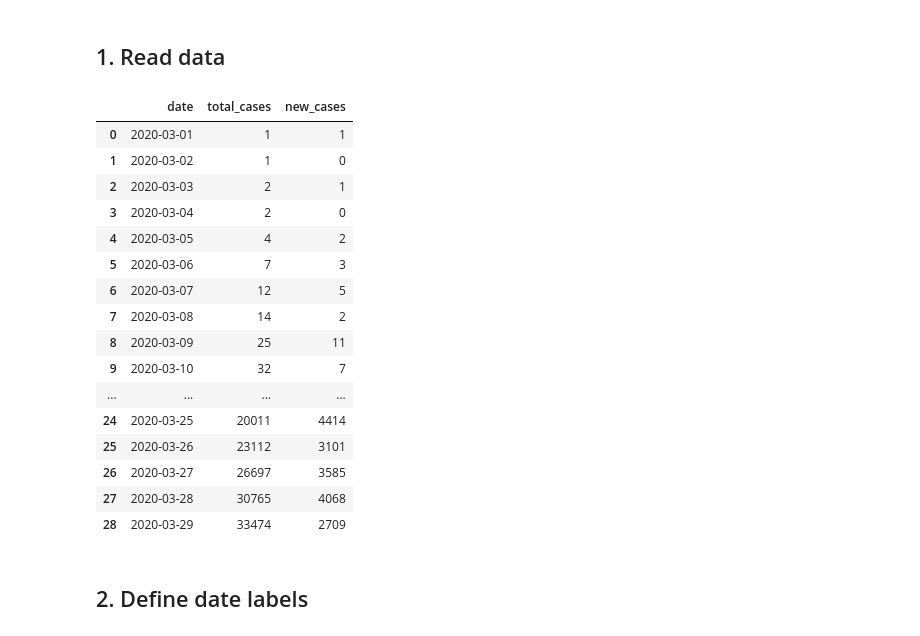
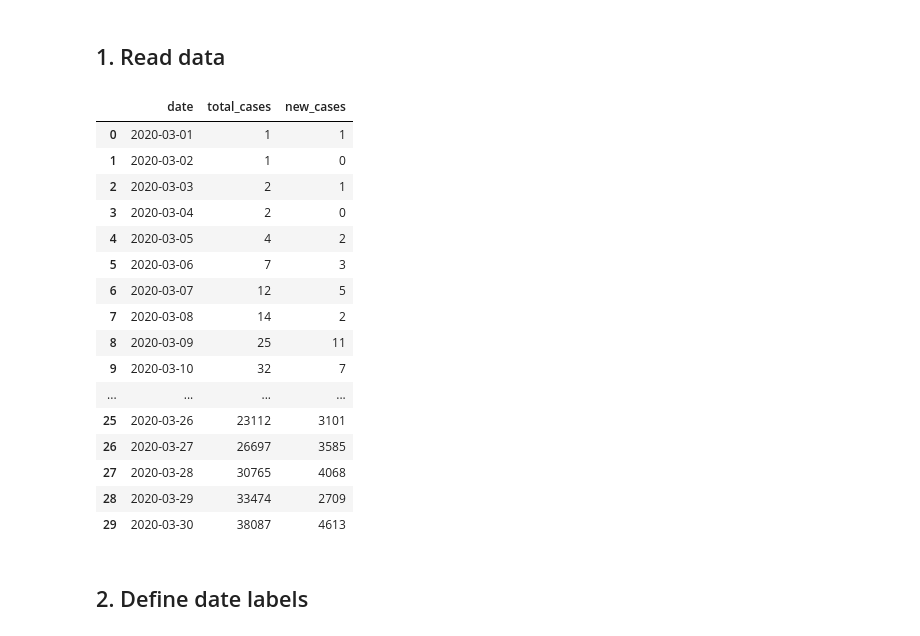
Before and after one commit to carlos-afonso/COVID-19, a Jupyter notebook: notebooks/nyc-covid-19-cases-over-time.ipynb, the cells around one changed output. Cells and saved outputs as stored; diff of their text form; code cells hidden in the pictures.

```diff
--- a/notebooks/nyc-covid-19-cases-over-time.ipynb
+++ b/notebooks/nyc-covid-19-cases-over-time.ipynb
@@ -12,31 +12,31 @@ import pandas as pd
 # %% [markdown]
 ## 1. Read data
 # %%
-update_str = 'as of March 29, 2020, 4:15 pm'
+update_str = 'as of March 30, 2020, 4:30 pm'
 source_str = 'Sources: Data: nyc.gov/coronavirus - Plot: carlos-afonso.github.io/COVID-19'
 
 data_file = '../data/nyc-health-daily-updates/cases/nyc-covid-19-cases-over-time.csv'
 
 df = pd.read_csv(data_file)
 df
 # %% [output]
 |  | date | total_cases | new_cases |
 | 0 | 2020-03-01 | 1 | 1 |
 | 1 | 2020-03-02 | 1 | 0 |
 | 2 | 2020-03-03 | 2 | 1 |
 | 3 | 2020-03-04 | 2 | 0 |
 | 4 | 2020-03-05 | 4 | 2 |
 | 5 | 2020-03-06 | 7 | 3 |
 | 6 | 2020-03-07 | 12 | 5 |
 | 7 | 2020-03-08 | 14 | 2 |
 | 8 | 2020-03-09 | 25 | 11 |
 | 9 | 2020-03-10 | 32 | 7 |
 | ... | ... | ... | ... |
-| 24 | 2020-03-25 | 20011 | 4414 |
 | 25 | 2020-03-26 | 23112 | 3101 |
 | 26 | 2020-03-27 | 26697 | 3585 |
 | 27 | 2020-03-28 | 30765 | 4068 |
 | 28 | 2020-03-29 | 33474 | 2709 |
+| 29 | 2020-03-30 | 38087 | 4613 |
 # %% [markdown]
 ## 2. Define date labels
 # %%
```
Also changed, not shown: parts of 3 cells of this notebook, 5 other files.
